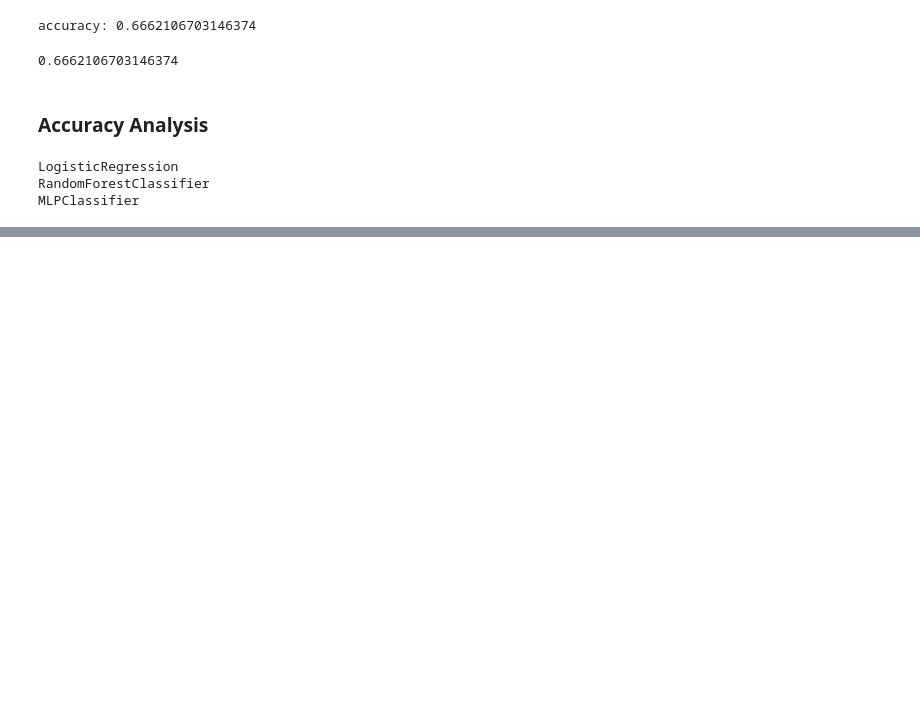
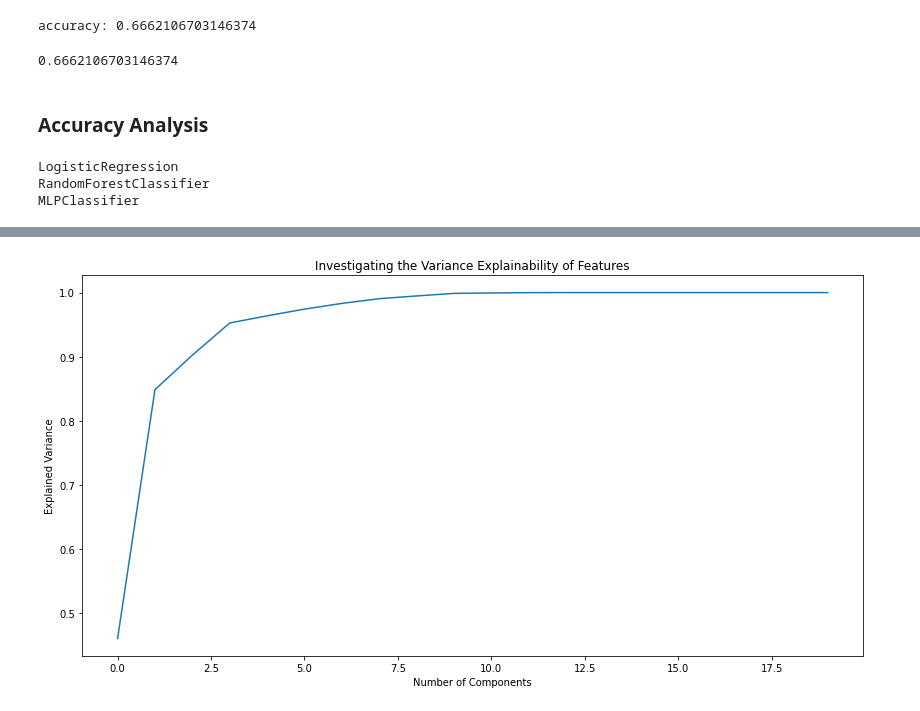
Before and after one commit to sunil-2000/NFL_predictions, a Jupyter notebook: analysis.ipynb, the cells around one changed output, grey strips where cells are left out. Cells and saved outputs as stored; diff of their text form; code cells hidden in the pictures; blank space fills up the shorter version.

```diff
--- a/analysis.ipynb
+++ b/analysis.ipynb
@@ -90,0 +91,12 @@ graph_accuracies(res)
+# %%
+pca = data_obj.pca()
+# %%
+fig, ax = plt.subplots(figsize=(14, 7))
+ax.plot(np.cumsum(pca.explained_variance_ratio_))
+ax.set_title("Investigating the Variance Explainability of Features")
+ax.set_xlabel("Number of Components")
+ax.set_ylabel("Explained Variance")
+
+plt.show()
+# %% [output]
+[figure, added]
```
Also changed, not shown: parts of 3 cells of this notebook, 2 other files.
